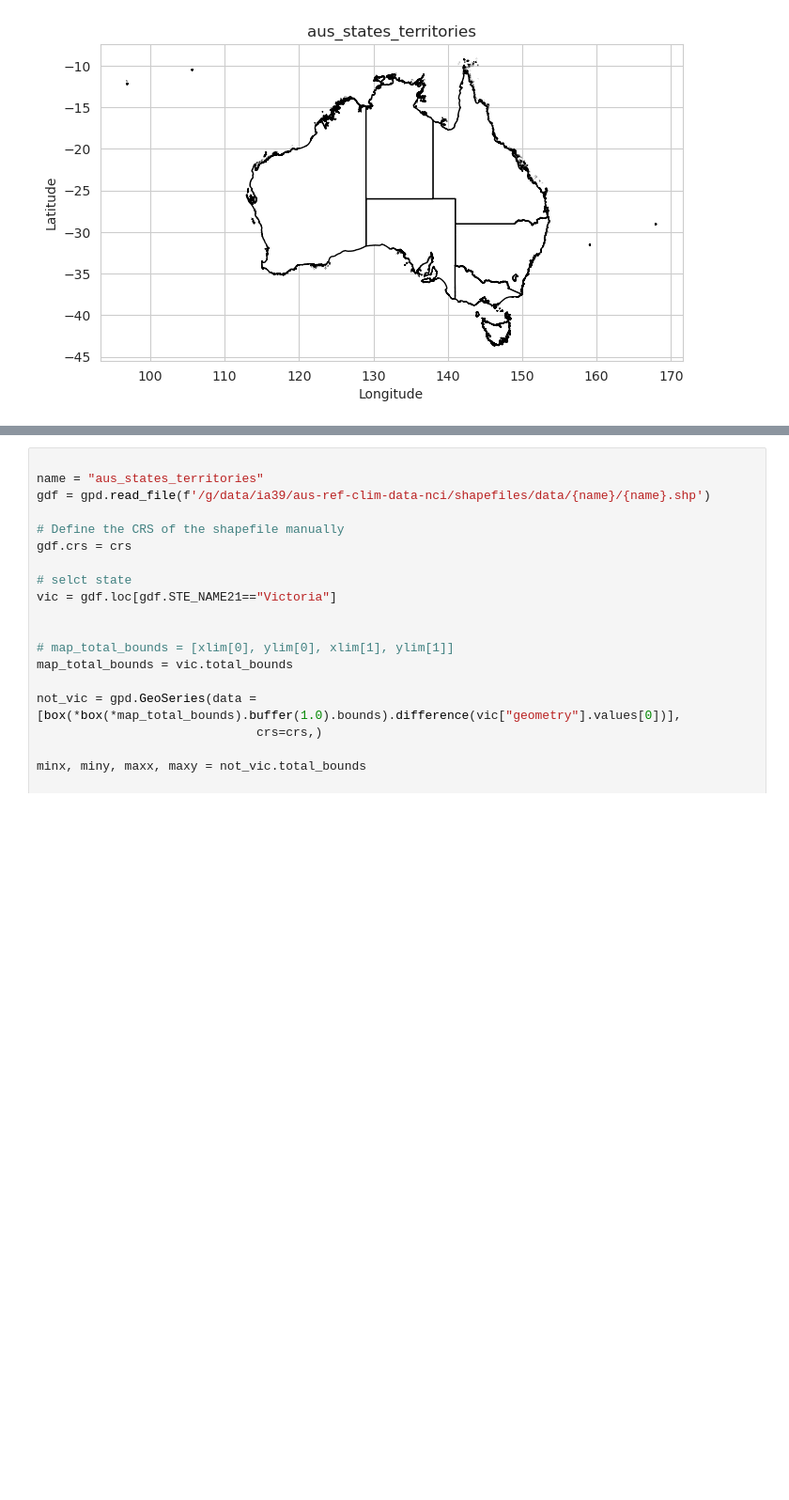
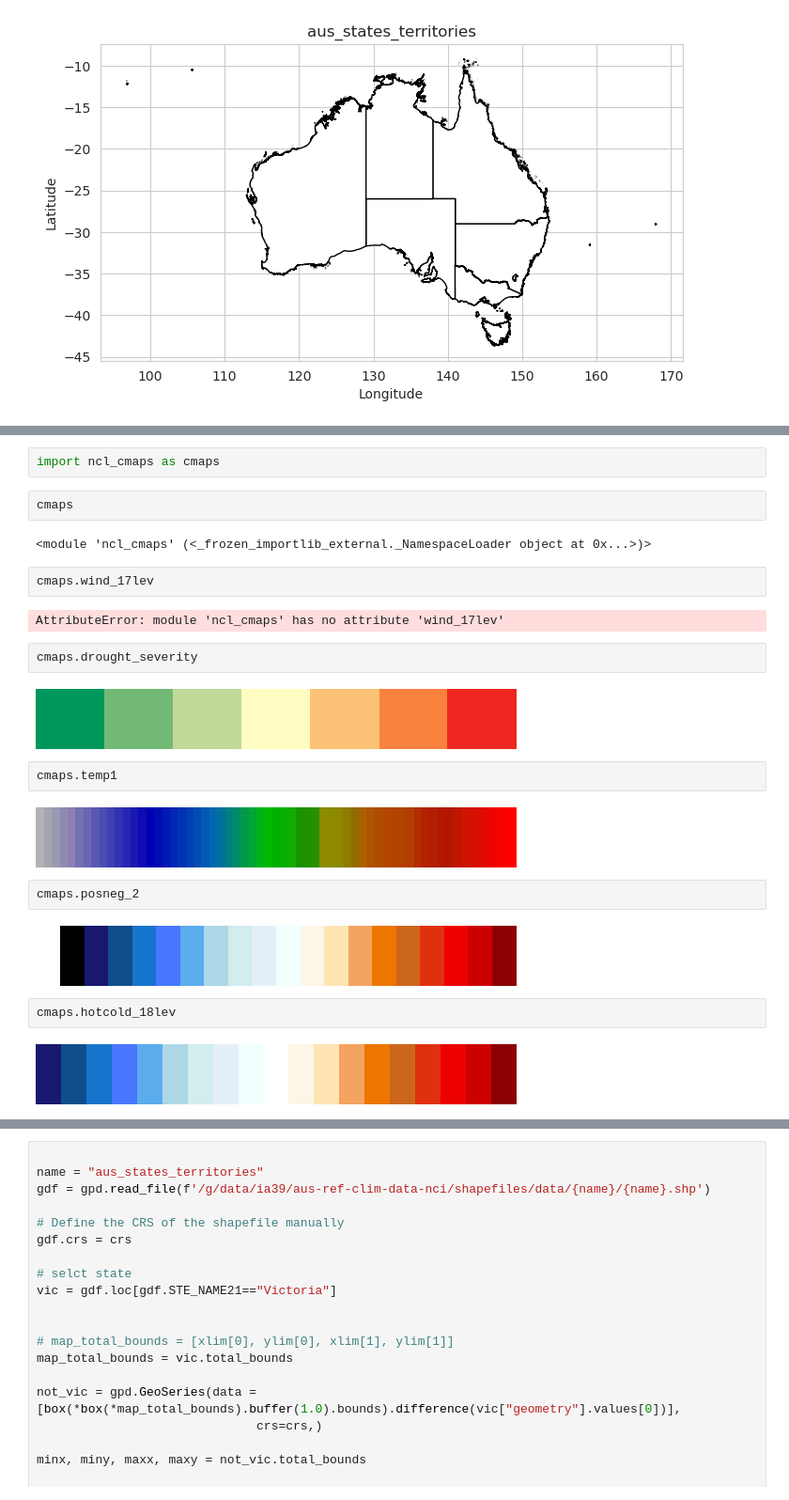
Before and after one commit to AusClimateService/plotting_maps, a Jupyter notebook: aus_map_shape.ipynb, the cells around one changed output, grey strips where cells are left out. Shown at 94% size. Drawn from its saved outputs; the diff is of its cells as text; blank space fills up the shorter version.

Commit message:
explore cmaps

```diff
--- a/aus_map_shape.ipynb
+++ b/aus_map_shape.ipynb
@@ -352,0 +325,26 @@ plot_aus_shapefiles(name = name,
+# %%
+import ncl_cmaps as cmaps
+# %%
+cmaps
+# %% [output]
+<module 'ncl_cmaps' (<_frozen_importlib_external._NamespaceLoader object at 0x...>)>
+# %%
+cmaps.wind_17lev
+# %% [output]
+AttributeError: module 'ncl_cmaps' has no attribute 'wind_17lev'
+# %%
+cmaps.drought_severity
+# %% [output]
+[figure, added]
+# %%
+cmaps.temp1
+# %% [output]
+[figure, added]
+# %%
+cmaps.posneg_2
+# %% [output]
+[figure, added]
+# %%
+cmaps.hotcold_18lev
+# %% [output]
+[figure, added]
```
Also changed, not shown: parts of 45 cells of this notebook, 6 other files.
